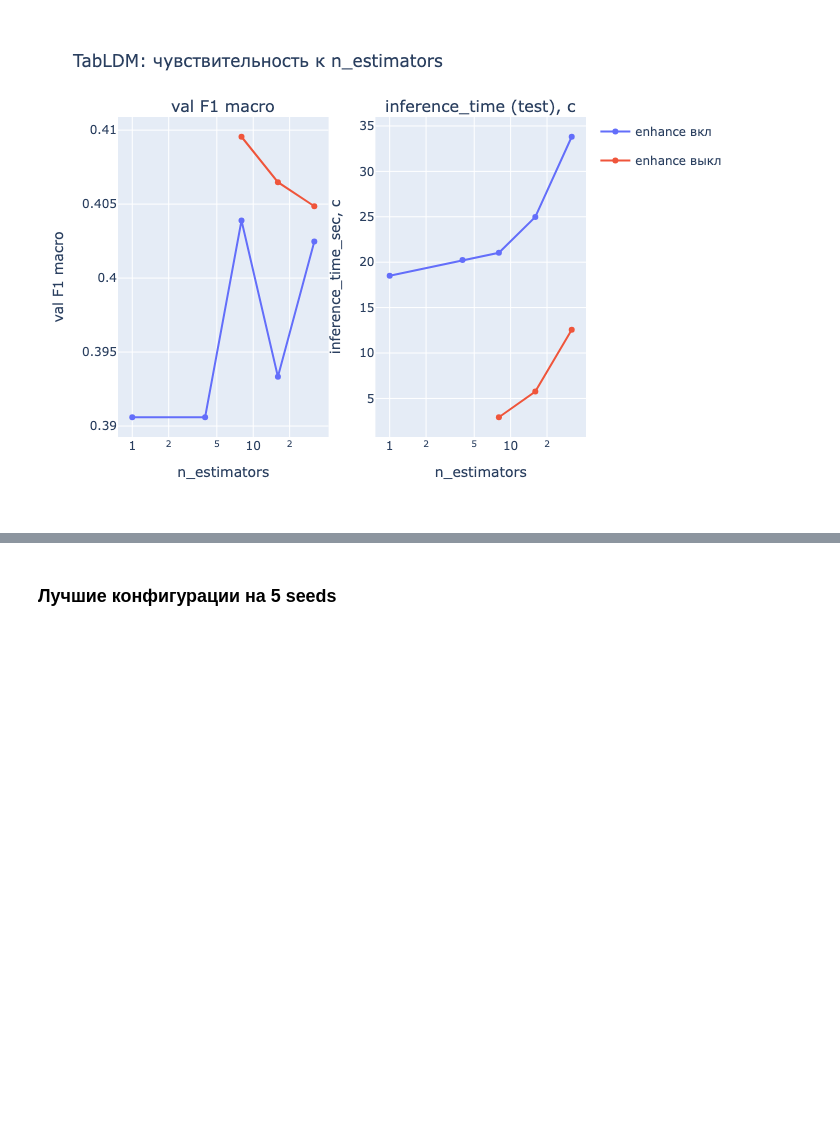
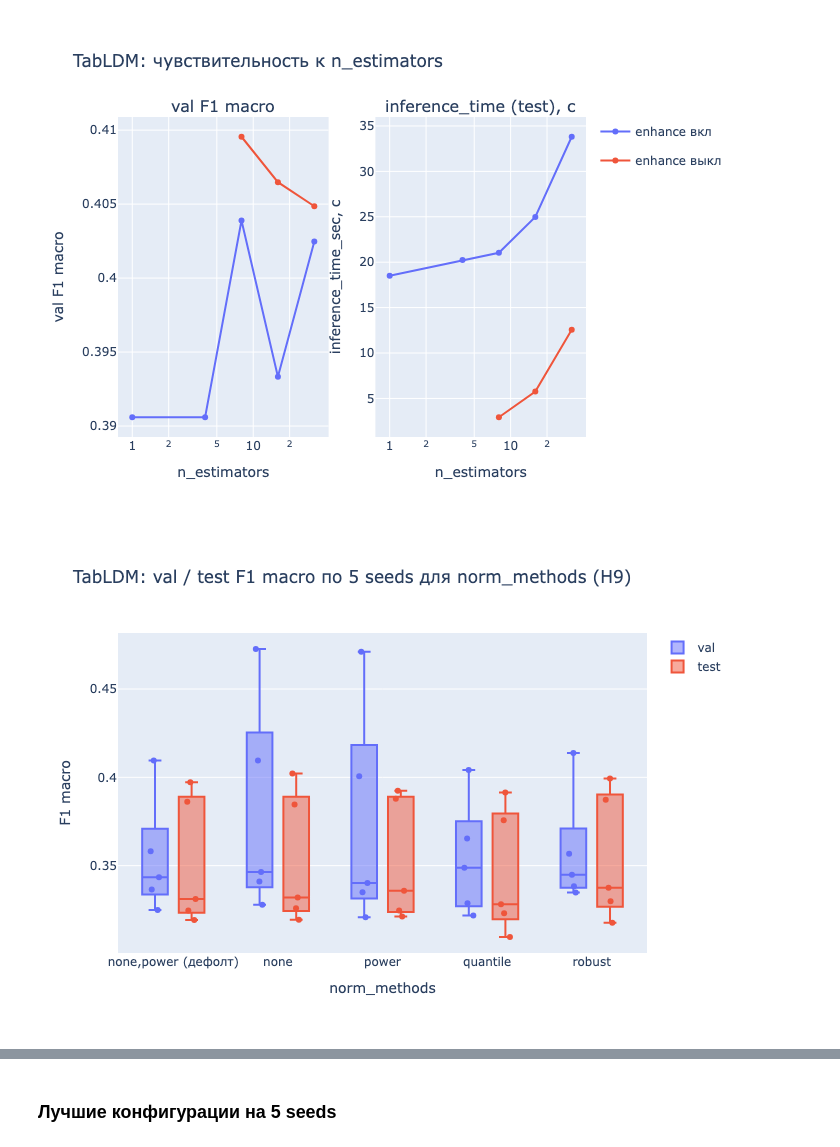
Before and after one commit to 2made1ra/ml-3, a Jupyter notebook: lab-1/lab-1.ipynb, the cells around one changed output, grey strips where cells are left out. Cells and saved outputs as stored; diff of their text form; code cells hidden in the pictures; blank space fills up the shorter version.

```diff
--- a/lab-1/lab-1.ipynb
+++ b/lab-1/lab-1.ipynb
@@ -1131,6 +1181,39 @@ fig.update_layout(title="TabLDM: чувствительность к n_estimator
 fig.show()
 # %% [output]
 [figure]
+# %%
+variants = [
+    ("none,power (дефолт)", [f"v{i}" for i in range(74, 79)]),
+    ("none", [f"v{i}" for i in range(84, 89)]),
+    ("power", [f"v{i}" for i in range(89, 94)]),
+    ("quantile", [f"v{i}" for i in range(94, 99)]),
+    ("robust", [f"v{i}" for i in range(99, 104)]),
+]
+norm_runs = {label: [load_run(n) for n in names] for label, names in variants}
+for label, runs in norm_runs.items():
+    assert [r.config["seed"] for r in runs] == [42, 43, 44, 45, 46], label
+
+fig = go.Figure()
+for split in ["val", "test"]:
+    fig.add_trace(
+        go.Box(
+            x=[label for label, runs in norm_runs.items() for _ in runs],
+            y=[r.metrics[f"{split}_f1_macro"] for runs in norm_runs.values() for r in runs],
+            name=split,
+            boxpoints="all",
+            jitter=0.4,
+            pointpos=0,
+        )
+    )
+fig.update_layout(
+    title="TabLDM: val / test F1 macro по 5 seeds для norm_methods (H9)",
+    xaxis_title="norm_methods",
+    yaxis_title="F1 macro",
+    boxmode="group",
+)
+fig.show()
+# %% [output]
+[figure, added]
 # %% [markdown]
 > **Вывод:**
 
```
Also changed, not shown: parts of 4 cells of this notebook, 1 other file.
